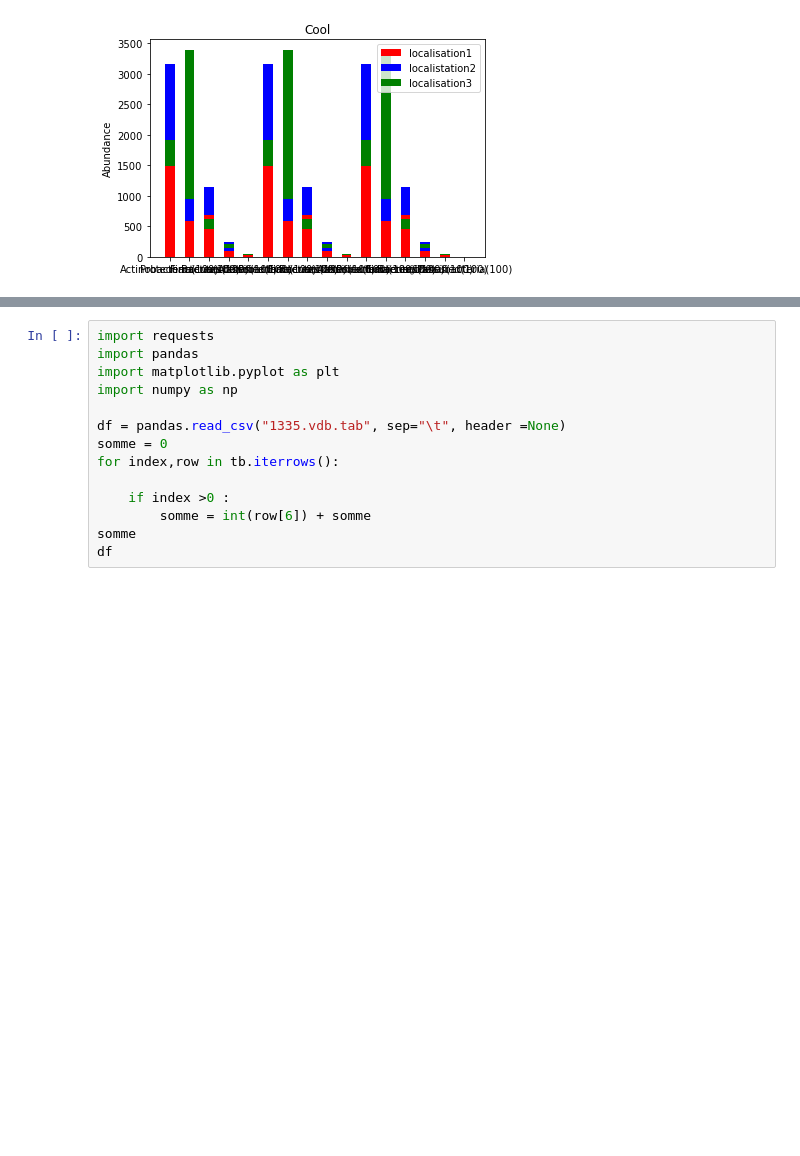
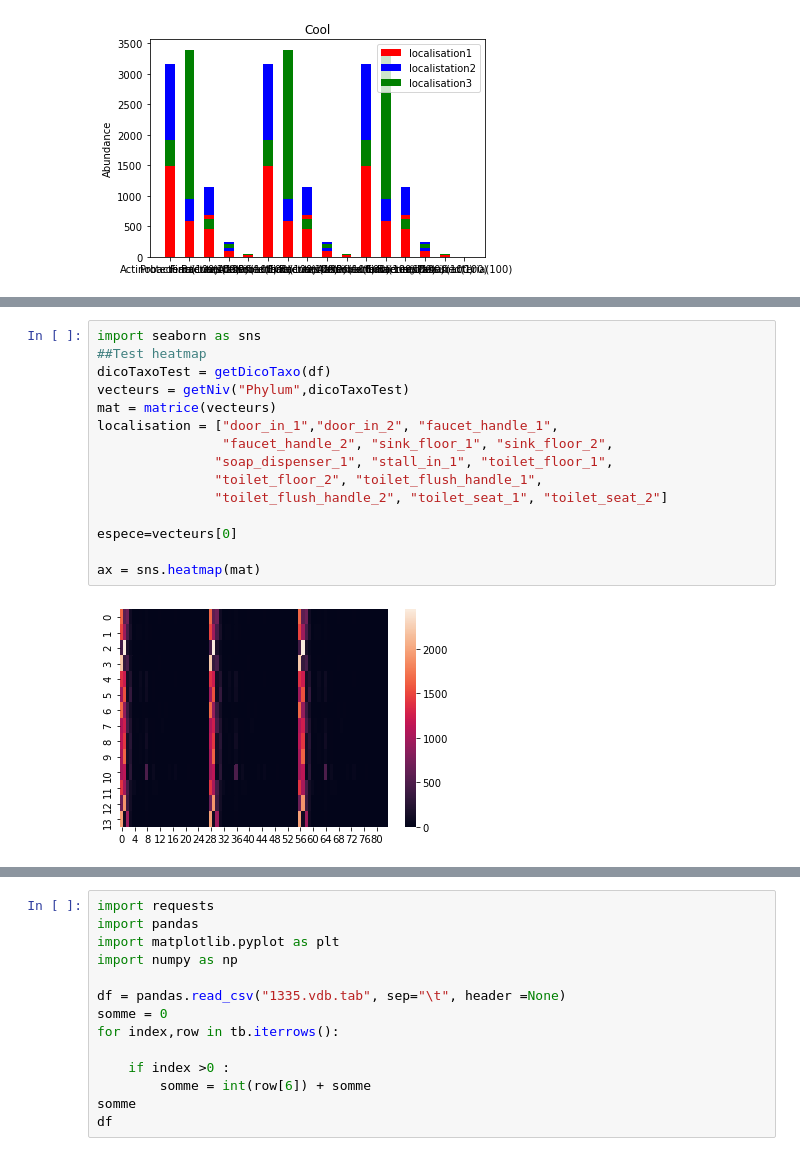
Before and after one commit to mmartelat/vdb_joha_marie, a Jupyter notebook: projetVdb.ipynb, the cells around one changed output, grey strips where cells are left out. Saved outputs shown, nothing was run; the diff lists cells and outputs as text; blank space fills up the shorter version.

```diff
--- a/projetVdb.ipynb
+++ b/projetVdb.ipynb
@@ -336,0 +466,17 @@ plt.matshow(mat)
+# %%
+import seaborn as sns
+##Test heatmap
+dicoTaxoTest = getDicoTaxo(df)
+vecteurs = getNiv("Phylum",dicoTaxoTest)
+mat = matrice(vecteurs)
+localisation = ["door_in_1","door_in_2", "faucet_handle_1",
+                "faucet_handle_2", "sink_floor_1", "sink_floor_2",
+               "soap_dispenser_1", "stall_in_1", "toilet_floor_1",
+               "toilet_floor_2", "toilet_flush_handle_1",
+               "toilet_flush_handle_2", "toilet_seat_1", "toilet_seat_2"]
+
+espece=vecteurs[0]
+
+ax = sns.heatmap(mat)
+# %% [output]
+[figure, added]
```
Also changed, not shown: parts of 7 cells of this notebook.
